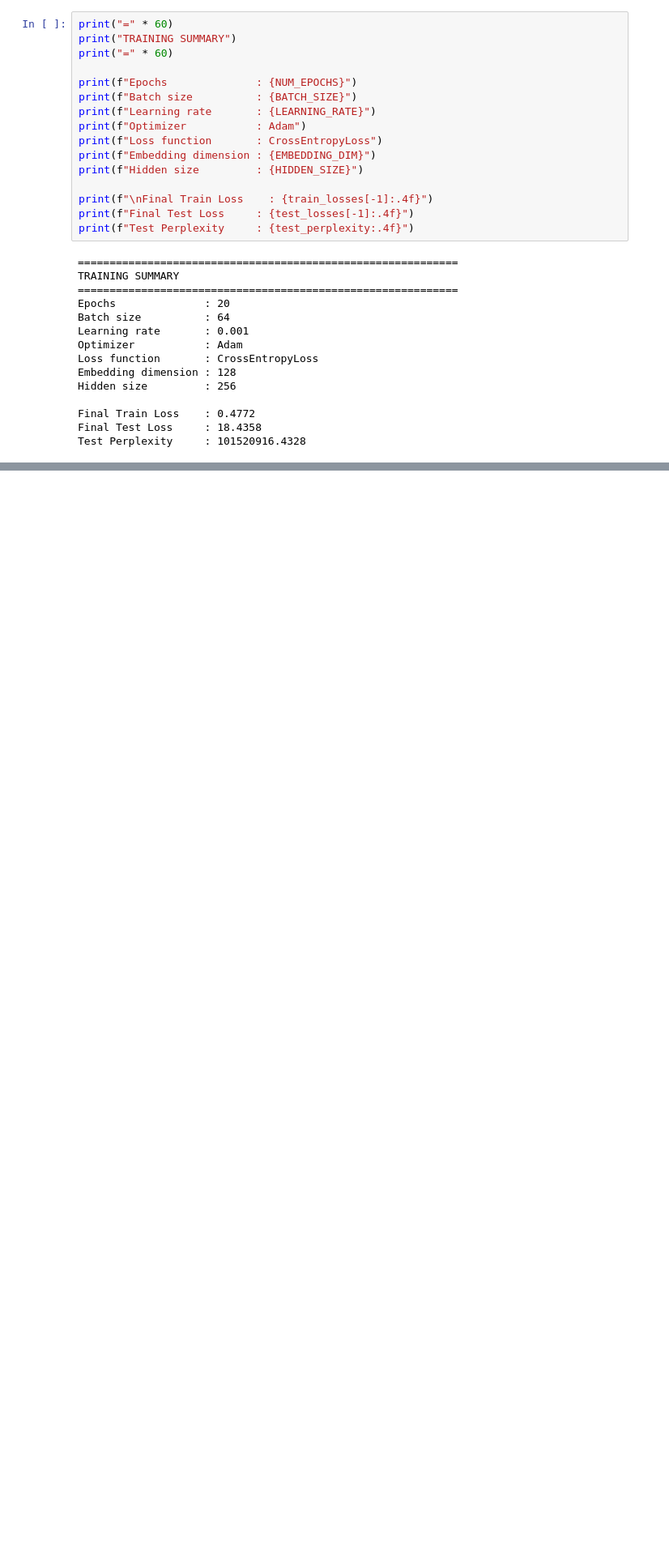
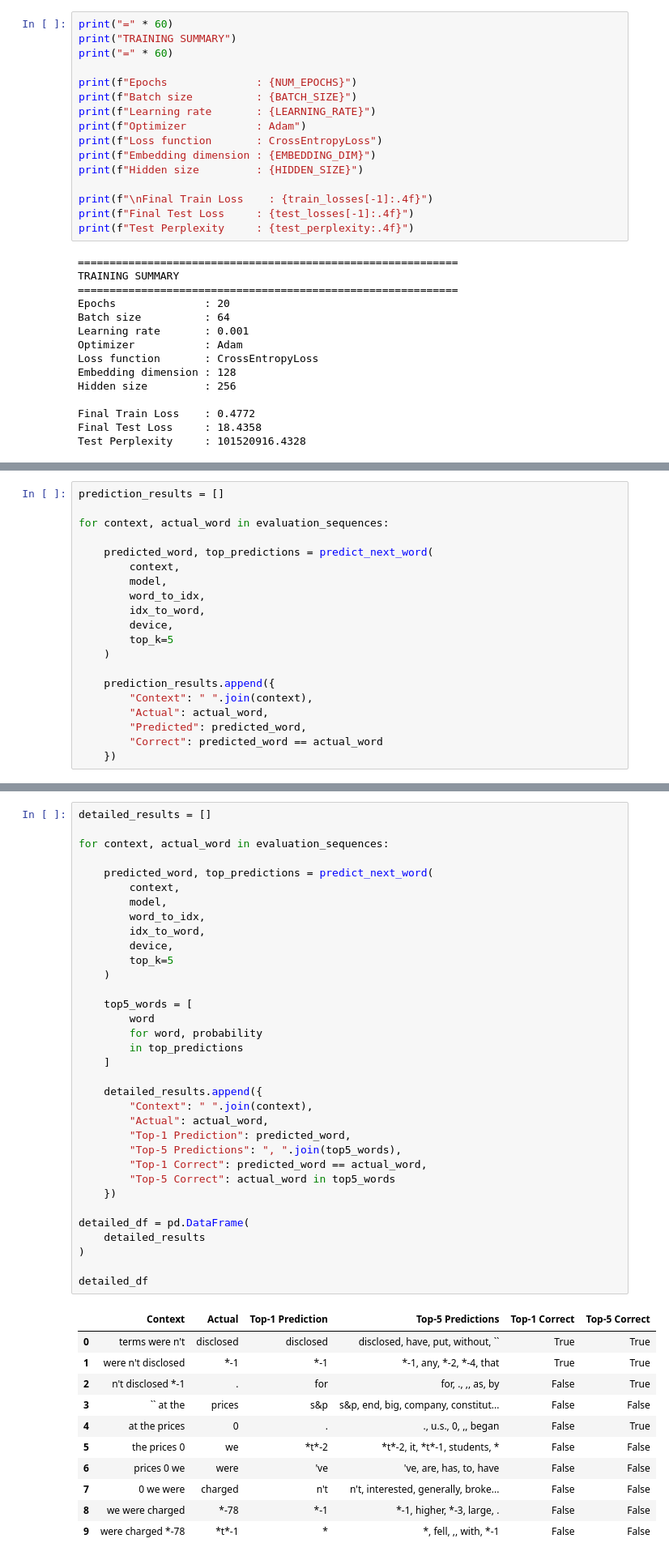
Before and after one commit to Gagan47raj/neural-language-model-next-word-prediction, a Jupyter notebook: Group67_PennTreebank.ipynb, the cells around one changed output, grey strips where cells are left out. Shown at 81% size. Saved outputs shown, nothing was run; the diff lists cells and outputs as text; blank space fills up the shorter version.

Commit message:
Phase 7: evaluate model and generate next-word predictions

```diff
--- a/Group67_PennTreebank.ipynb
+++ b/Group67_PennTreebank.ipynb
@@ -1222,0 +1382,20 @@ Test Perplexity     : 101520916.4328
+# %%
+prediction_results = []
+
+for context, actual_word in evaluation_sequences:
+
+    predicted_word, top_predictions = predict_next_word(
+        context,
+        model,
+        word_to_idx,
+        idx_to_word,
+        device,
+        top_k=5
+    )
+
+    prediction_results.append({
+        "Context": " ".join(context),
+        "Actual": actual_word,
+        "Predicted": predicted_word,
+        "Correct": predicted_word == actual_word
+    })
@@ -1222,0 +1538,46 @@ Test Perplexity     : 101520916.4328
+# %%
+detailed_results = []
+
+for context, actual_word in evaluation_sequences:
+
+    predicted_word, top_predictions = predict_next_word(
+        context,
+        model,
+        word_to_idx,
+        idx_to_word,
+        device,
+        top_k=5
+    )
+
+    top5_words = [
+        word
+        for word, probability
+        in top_predictions
+    ]
+
+    detailed_results.append({
+        "Context": " ".join(context),
+        "Actual": actual_word,
+        "Top-1 Prediction": predicted_word,
+        "Top-5 Predictions": ", ".join(top5_words),
+        "Top-1 Correct": predicted_word == actual_word,
+        "Top-5 Correct": actual_word in top5_words
+    })
+
+detailed_df = pd.DataFrame(
+    detailed_results
+)
+
+detailed_df
+# %% [output]
+|  | Context | Actual | Top-1 Prediction | Top-5 Predictions | Top-1 Correct | Top-5 Correct |
+| 0 | terms were n't | disclosed | disclosed | disclosed, have, put, without, `` | True | True |
+| 1 | were n't disclosed | *-1 | *-1 | *-1, any, *-2, *-4, that | True | True |
+| 2 | n't disclosed *-1 | . | for | for, ., ,, as, by | False | True |
+| 3 | `` at the | prices | s&p | s&p, end, big, company, constitut... | False | False |
+| 4 | at the prices | 0 | . | ., u.s., 0, ,, began | False | True |
+| 5 | the prices 0 | we | *t*-2 | *t*-2, it, *t*-1, students, * | False | False |
+| 6 | prices 0 we | were | 've | 've, are, has, to, have | False | False |
+| 7 | 0 we were | charged | n't | n't, interested, generally, broke... | False | False |
+| 8 | we were charged | *-78 | *-1 | *-1, higher, *-3, large, . | False | False |
+| 9 | were charged *-78 | *t*-1 | * | *, fell, ,, with, *-1 | False | False |
```
Also changed, not shown: parts of 16 cells of this notebook.
